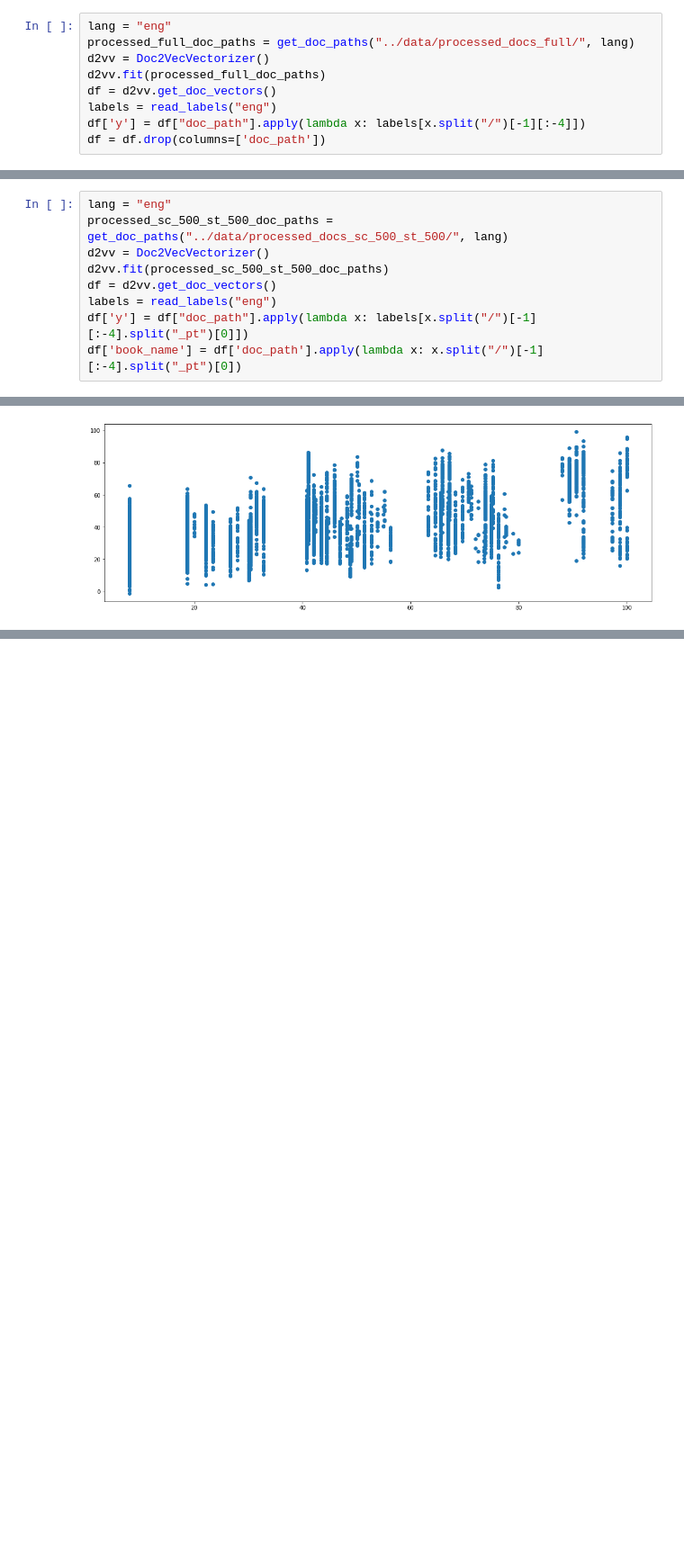
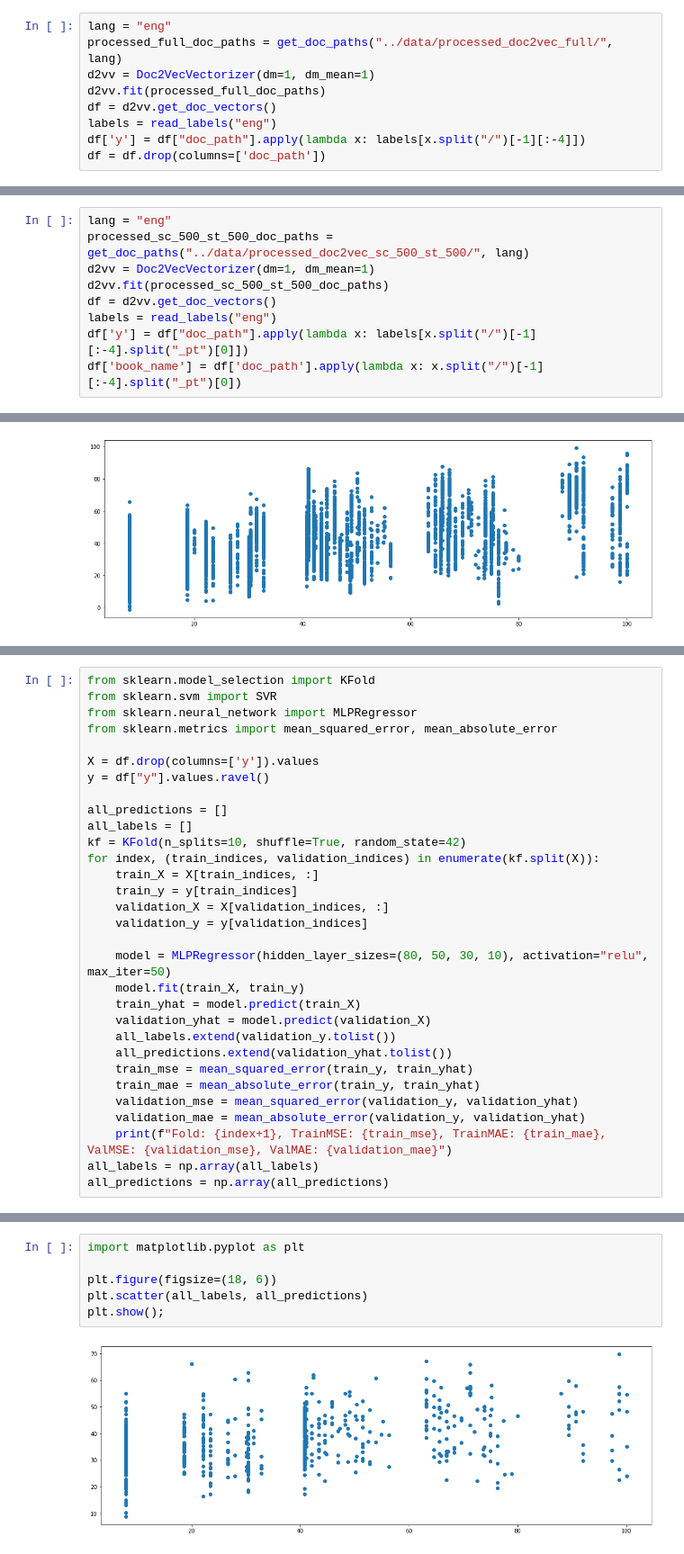
Before and after one commit to sta-a/great-unread, a Jupyter notebook: nbs/doc2vec_svr.ipynb, the cells around one changed output, grey strips where cells are left out. Shown at 90% size. Saved outputs shown, nothing was run; the diff lists cells and outputs as text; blank space fills up the shorter version.

```diff
--- a/nbs/doc2vec_svr.ipynb
+++ b/nbs/doc2vec_svr.ipynb
@@ -103,7 +57,7 @@ INFO:root:Processed texts.
 # %%
 lang = "eng"
-processed_full_doc_paths = get_doc_paths("../data/processed_docs_full/", lang)
-d2vv = Doc2VecVectorizer()
+processed_full_doc_paths = get_doc_paths("../data/processed_doc2vec_full/", lang)
+d2vv = Doc2VecVectorizer(dm=1, dm_mean=1)
 d2vv.fit(processed_full_doc_paths)
 df = d2vv.get_doc_vectors()
 labels = read_labels("eng")
@@ -187,7 +123,7 @@ plt.show();
 # %%
 lang = "eng"
-processed_sc_500_st_500_doc_paths = get_doc_paths("../data/processed_docs_sc_500_st_500/", lang)
-d2vv = Doc2VecVectorizer()
+processed_sc_500_st_500_doc_paths = get_doc_paths("../data/processed_doc2vec_sc_500_st_500/", lang)
+d2vv = Doc2VecVectorizer(dm=1, dm_mean=1)
 d2vv.fit(processed_sc_500_st_500_doc_paths)
 df = d2vv.get_doc_vectors()
 labels = read_labels("eng")
@@ -262,0 +229,31 @@ plt.scatter(all_labels, all_predictions)
+# %%
+from sklearn.model_selection import KFold
+from sklearn.svm import SVR
+from sklearn.neural_network import MLPRegressor
+from sklearn.metrics import mean_squared_error, mean_absolute_error
+
+X = df.drop(columns=['y']).values
+y = df["y"].values.ravel()
+
+all_predictions = []
+all_labels = []
+kf = KFold(n_splits=10, shuffle=True, random_state=42)
+for index, (train_indices, validation_indices) in enumerate(kf.split(X)):
+    train_X = X[train_indices, :]
+    train_y = y[train_indices]
+    validation_X = X[validation_indices, :]
+    validation_y = y[validation_indices]
+
+    model = MLPRegressor(hidden_layer_sizes=(80, 50, 30, 10), activation="relu", max_iter=50)
+    model.fit(train_X, train_y)
+    train_yhat = model.predict(train_X)
+    validation_yhat = model.predict(validation_X)
+    all_labels.extend(validation_y.tolist())
+    all_predictions.extend(validation_yhat.tolist())
+    train_mse = mean_squared_error(train_y, train_yhat)
+    train_mae = mean_absolute_error(train_y, train_yhat)
+    validation_mse = mean_squared_error(validation_y, validation_yhat)
+    validation_mae = mean_absolute_error(validation_y, validation_yhat)
+    print(f"Fold: {index+1}, TrainMSE: {train_mse}, TrainMAE: {train_mae}, ValMSE: {validation_mse}, ValMAE: {validation_mae}")
+all_labels = np.array(all_labels)
+all_predictions = np.array(all_predictions)
@@ -262,0 +271,8 @@ plt.scatter(all_labels, all_predictions)
+# %%
+import matplotlib.pyplot as plt
+
+plt.figure(figsize=(18, 6))
+plt.scatter(all_labels, all_predictions)
+plt.show();
+# %% [output]
+[figure, added]
```
Also changed, not shown: parts of 13 cells of this notebook, 10 other files.
